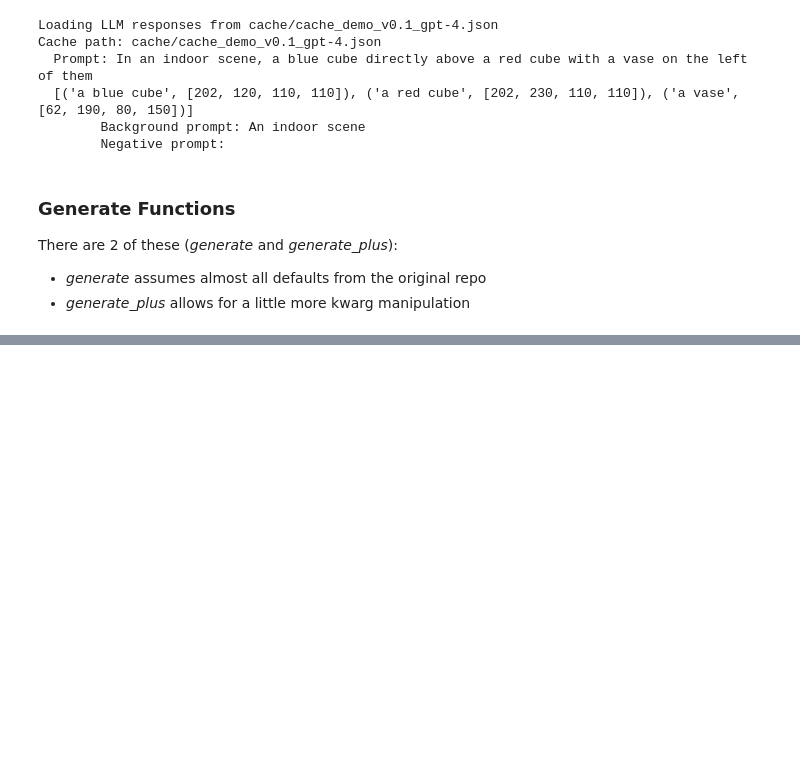
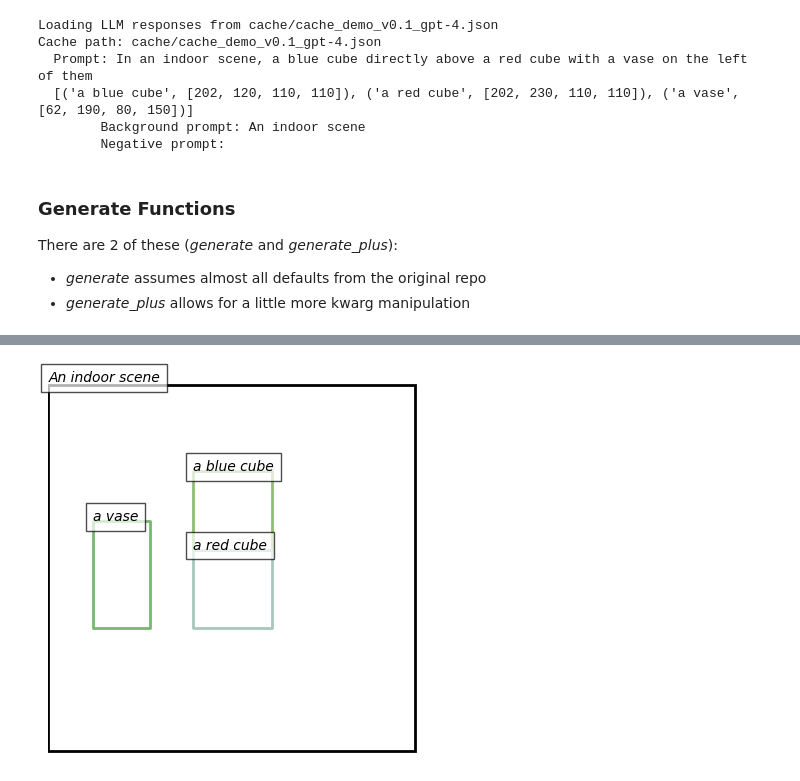
Before and after one commit to ColinConwell/LLM-Grounded-Diffusion, a Jupyter notebook: use_case.ipynb, the cells around one changed output, grey strips where cells are left out. Saved outputs shown, nothing was run; the diff lists cells and outputs as text; code cells hidden in the pictures; blank space fills up the shorter version.

```diff
--- a/use_case.ipynb
+++ b/use_case.ipynb
@@ -63,0 +81,5 @@ Generation from composed latents (with semantic guidance)
+# %%
+parsed_layout = parse_layout(prompt, layout)
+fig, ax = draw_layout(**parsed_layout); fig
+# %% [output]
+[figure, added]
```
Also changed, not shown: parts of 5 cells of this notebook, 1 other file.
